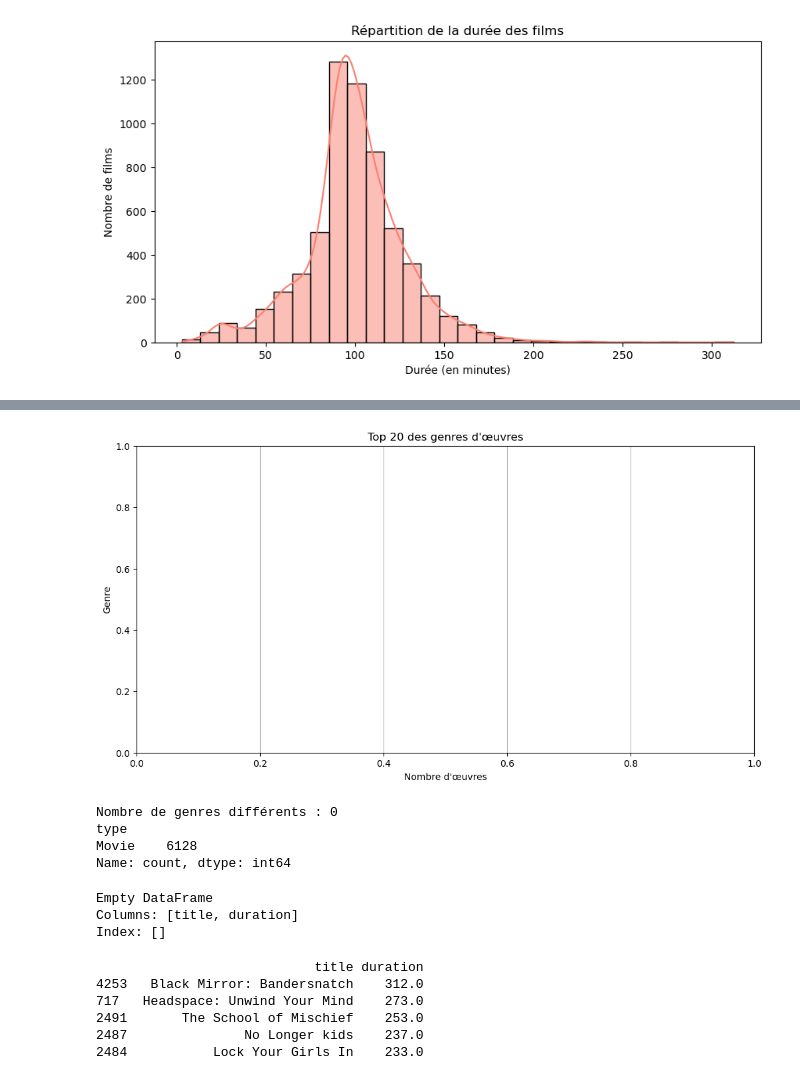
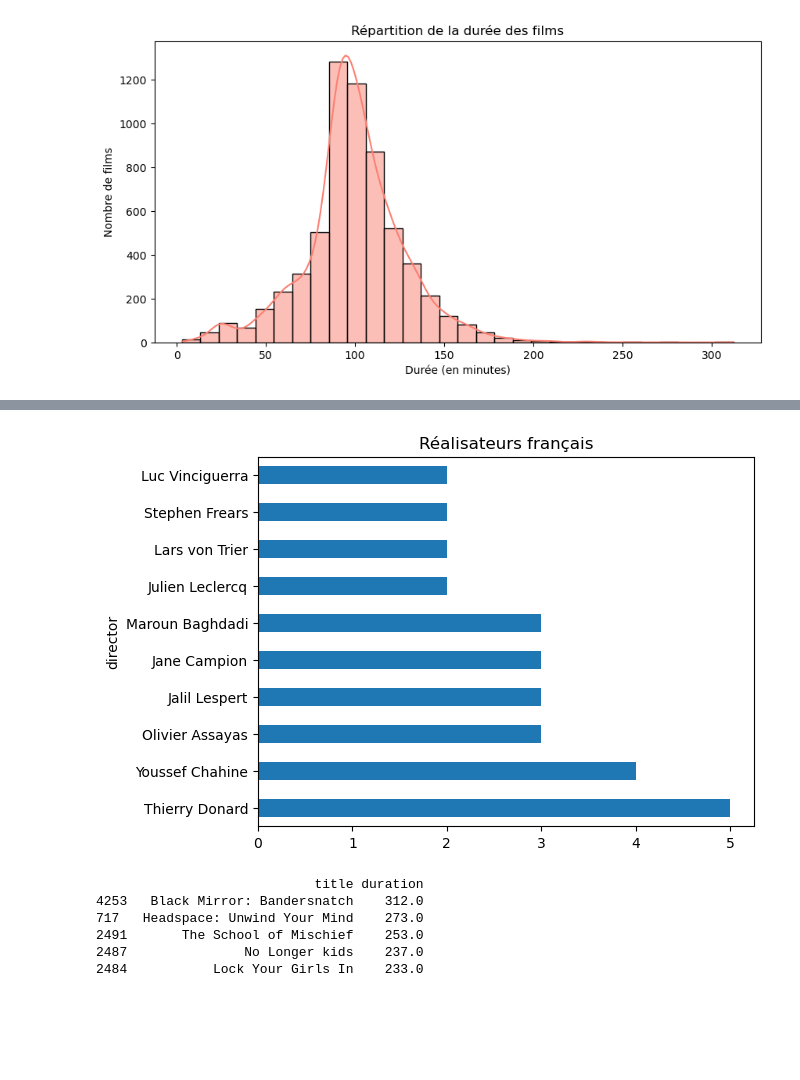
Before and after one commit to RayanneSadek/netflix-insights, a Jupyter notebook: Programme1.ipynb, the cells around one changed output, grey strips where cells are left out. Cells and saved outputs as stored; diff of their text form; code cells hidden in the pictures; blank space fills up the shorter version.

```diff
--- a/Programme1.ipynb
+++ b/Programme1.ipynb
@@ -402,20 +402,17 @@ Passing `palette` without assigning `hue` is deprecated and will be removed in v
 # %%
 #rérépartition de la durée des films
 # Filtrer uniquement les séries
-series = films[films['type'] == 'TV Show'].copy()
+print(df.columns)
+# S'assurer que 'duration' est de type string
+df['duration'] = df['duration'].astype(str)
 
-# Nettoyer la colonne duration (ex: "1 Season" -> 1, "3 Seasons" -> 3)
-series['duration_seasons'] = series['duration'].str.extract(r'(\d+)').astype(float)
-
-plt.figure(figsize=(10, 5))
-sns.histplot(series['duration_seasons'], bins=20, kde=True, color='pastel')
-plt.title("Répartition de la durée des séries (en saisons)")
+# Créer une colonne contenant juste le nombre de saisons (pour les séries)
+df['duration_int'] = df['duration'].str.extract(r'(\d+)').astype(float)
+# Tracer la répartition uniquement pour les séries
+sns.histplot(df[df['type'] == 'TV Show']['duration_int'].dropna(), bins=range(1, 10), color='skyblue')
+plt.title("Répartition des séries par nombre de saisons")
 plt.xlabel("Nombre de saisons")
 plt.ylabel("Nombre de séries")
+plt.grid(True)
 plt.show()
-
-# Vérifier le contenu de la colonne 'duration' pour les séries
-series = films[films['type'] == 'TV Show']
-print(series['duration'].unique())
-print(series['duration'].head(10))
 # %% [output]
@@ -425,34 +424,9 @@ Series([], Name: duration, dtype: object)
 # %%
-# Découper les genres et les exploser en lignes
-# Supprimer les lignes sans genre
-genres_clean = films['listed_in'].dropna().str.split(', ', expand=True).stack()
-genre_counts = genres_clean.value_counts().head(20)
-
-plt.figure(figsize=(12, 6))
-sns.barplot(x=genre_counts.values, y=genre_counts.index, palette='magma')
-plt.title("Top 20 des genres d'œuvres")
-plt.xlabel("Nombre d'œuvres")
-plt.ylabel("Genre")
-plt.grid(axis='x')
+# Répartition des réalisateurs français
+df_fr = df[df['country'].str.contains('France', na=False)]
+df_fr['director'].value_counts().head(10).plot(kind='barh')
+plt.title("Réalisateurs français")
 plt.show()
-
-# Optionnel : afficher le nombre total de genres uniques
-print(f"Nombre de genres différents : {genres_clean.nunique()}")
-
-# (verification )Compter le nombre d'œuvres par type
-print(films['type'].value_counts())
 # %% [output]
-[figure, old version]
+[figure, new version]
-Nombre de genres différents : 0
-type
-Movie    6128
-Name: count, dtype: int64
-# %%
-# Afficher les 5 séries avec le plus de saisons
-top_series = series.sort_values(by='duration_seasons', ascending=False).head(5)
-print(top_series[['title', 'duration']])
-# %% [output]
-Empty DataFrame
-Columns: [title, duration]
-Index: []
 # %%
```
Also changed, not shown: parts of 5 cells of this notebook.
